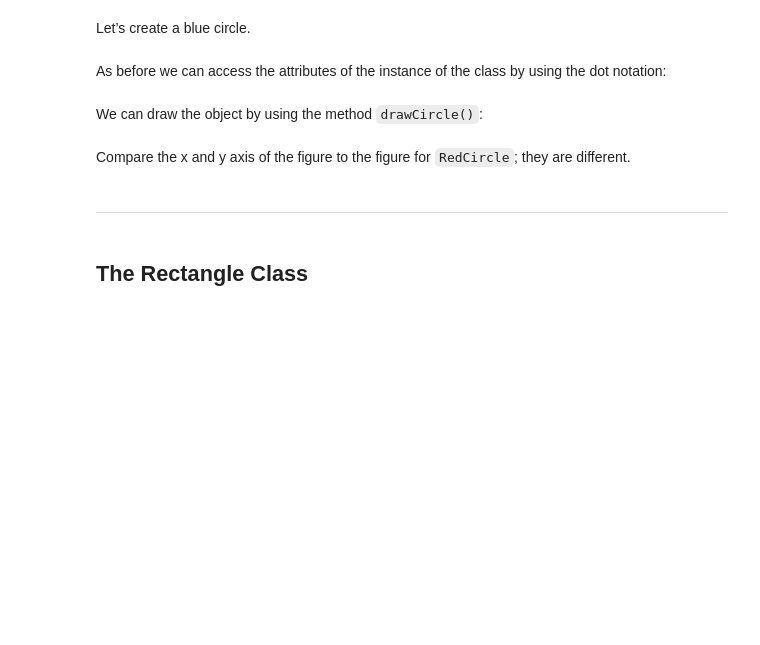
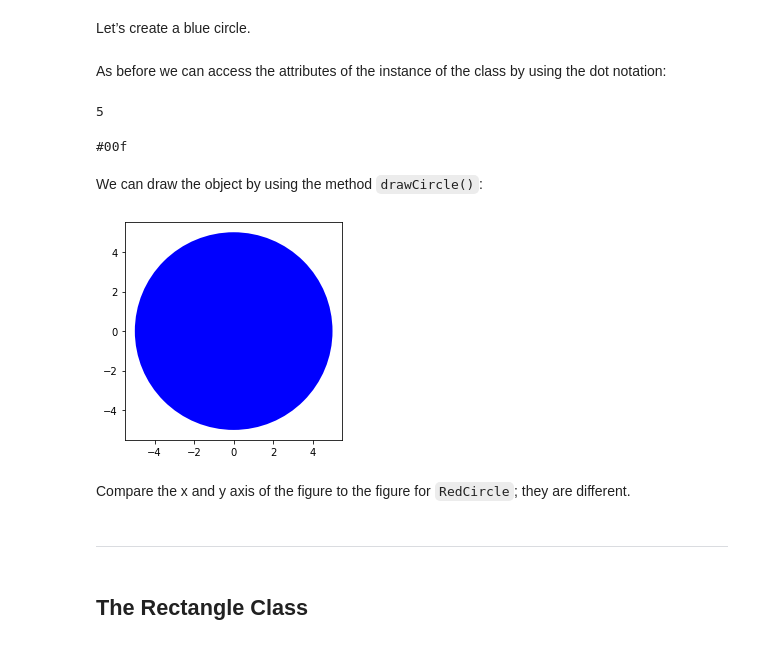
Before and after one commit to cnrooofx/CS2513, a Jupyter notebook: lab2/Lab_W03-Classes.ipynb, the cells around one changed output. Cells and saved outputs as stored; diff of their text form; code cells hidden in the pictures; blank space fills up the shorter version.

```diff
--- a/lab2/Lab_W03-Classes.ipynb
+++ b/lab2/Lab_W03-Classes.ipynb
@@ -116,16 +172,30 @@ Let increases the radius by 2 and then by 5:
  Let’s  create a blue circle.
 # %%
 # Create a blue circle with a given radius
+
+blueCircle = Circle('#00f', 5)
 # %% [markdown]
  As before we can access the attributes of the instance of the class by using the dot notation:
 # %%
 # Print the object attribute radius
+
+print(blueCircle.radius)
+# %% [output]
+5
 # %%
 # Print the object attribute color
+
+print(blueCircle.color)
+# %% [output]
+#00f
 # %% [markdown]
  We can draw the object by using the method <code>drawCircle()</code>:
 # %%
 # Call the method drawCircle
+
+blueCircle.drawCircle()
+# %% [output]
+[figure, added]
 # %% [markdown]
 Compare the x and y axis of the figure to the figure  for <code>RedCircle</code>; they are different.
 # %% [markdown]
```
Also changed, not shown: parts of 20 cells of this notebook.
